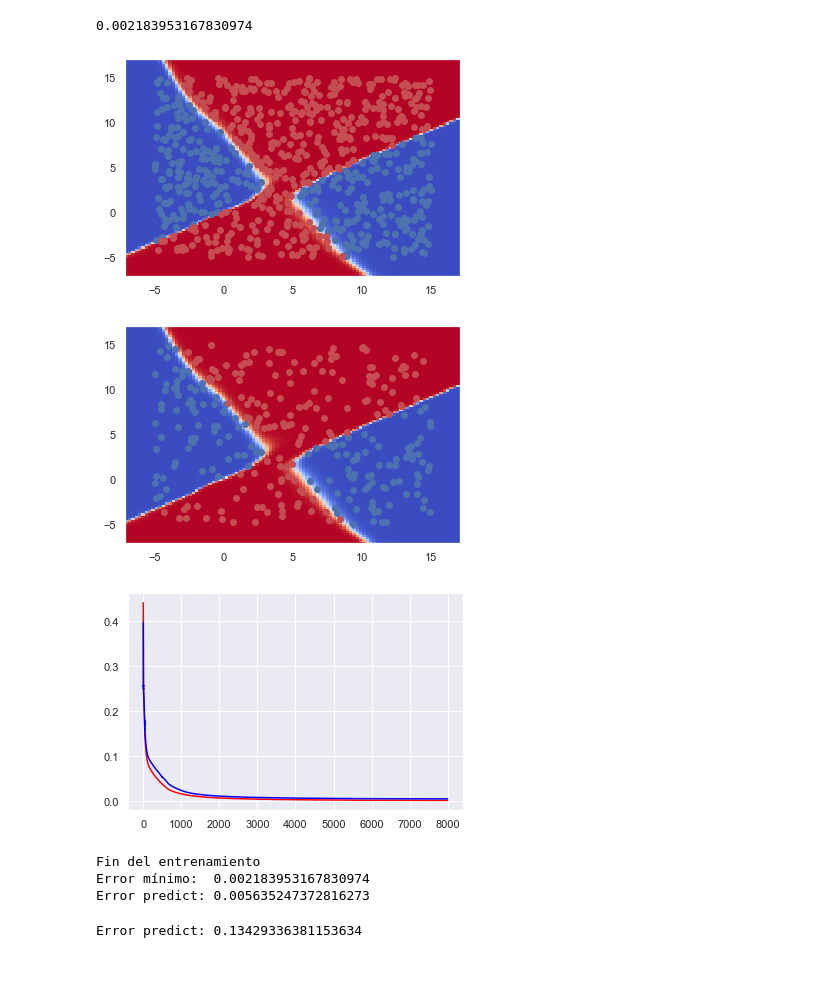
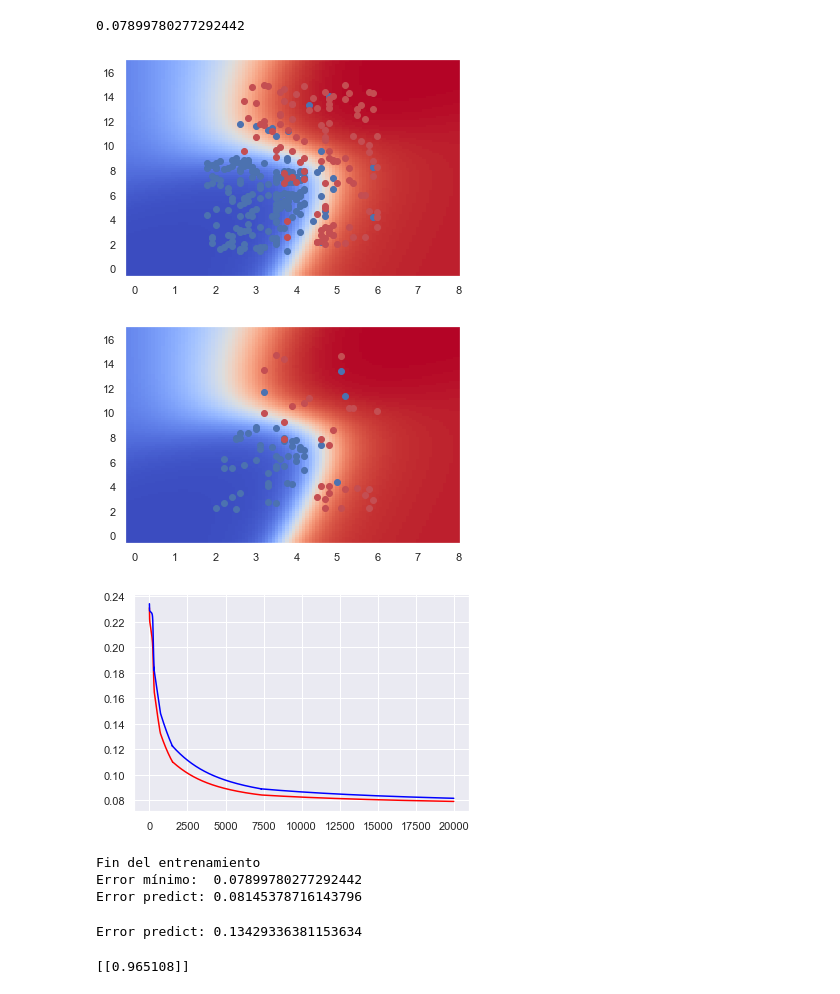
Before and after one commit to DiegoGarciaV/Redes-Neuronales, a Jupyter notebook: Red Neuronal.ipynb, the cells around one changed output. Cells and saved outputs as stored; diff of their text form; code cells hidden in the pictures.

Commit message:
Cambio en datos de aproximacion

```diff
--- a/Red Neuronal.ipynb
+++ b/Red Neuronal.ipynb
@@ -34,7 +34,13 @@ A  = np.array([1,-0.5,-0.5,-1]).reshape(2,2)
 b = np.array([-6,9]).reshape(2,1)
 datosY = np.array([(1 if x.T @ A @ x + b.T @ x < 0 else  0) for x in datosX]).reshape(-1,1)
 #datosY = np.array([(1 if np.sin(mt.sqrt(x.T @ x)) > 0 else  0) for x in datosX]).reshape(-1,1)
-datosX_Tr, datosX_Ts, datosY_Tr, datosY_Ts = train_test_split(datosX,datosY, test_size = 0.3)
+
+
+
+datosX = np.array(data.loc[:,["Age","EstimatedSalary"]])
+datosY = np.array(data.loc[:,["Purchased"]])
+
+datosX_Tr, datosX_Ts, datosY_Tr, datosY_Ts = train_test_split(datosX,datosY, test_size = 0.2)
 
 print(datosX.shape)
 
@@ -46,6 +52,5 @@ cs = ["b","r"]
 colores = [cs[i] for i in datosY_Tr[:,0]]
 
 plt.scatter(datosX_Tr[:,0],datosX_Tr[:,1],c = colores)
-plt.axis("equal")
 plt.show()
 # %% [output]
@@ -256,7 +261,7 @@ import time
 from IPython.display import clear_output
 
 #MLP2 = MLP([2,100,100,100,100,100,1])
-MLP2 = MLP([2,20,20,20,20,20,1])
+MLP2 = MLP([2,4,8,4,1])
 
 dT = 0.005
 ErrorGrafica  = []
@@ -326,40 +331,40 @@ for i in range(0,500000):
         plt.scatter(datosX_Ts[datosY_Ts[:, 0] <= 0,0],datosX_Ts[datosY_Ts[:, 0] <= 0,1], c='b')
         plt.scatter(datosX_Ts[datosY_Ts[:, 0] >  0,0],datosX_Ts[datosY_Ts[:, 0] > 0,1], c='r')
         plt.show()
 
 
 
         #print("Hombres\n")
         #plt.pcolormesh(_x0, _x1, _Y2,cmap='coolwarm',shading='nearest')
         #plt.scatter(datosXH[datosYH[:, 0] <= 0,0],datosXH[datosYH[:, 0] <= 0,1], c='b')
         #plt.scatter(datosXH[datosYH[:, 0] > 0,0],datosXH[datosYH[:, 0] > 0,1], c='r')
         #plt.show()
 
         #plt.scatter(X[Y[:, 0] == 0,0],X[Y[:, 0] == 0,1], c='b')
         #plt.scatter(X[Y[:, 0] == 1,0],X[Y[:, 0] == 1,1], c='r')
         #plt.axis("equal")
         #plt.show()
 
         plt.plot(range(len(ErrorGrafica)),ErrorGrafica,c='red')
         plt.plot(range(len(ErrorPrueba)),ErrorPrueba,c='blue')
         plt.show()
 
         if(abs(G-G0)< 0.0005):
             break
 
         G0 = G
 
 print("Fin del entrenamiento\nError mínimo: ",eMin)
 
 print("Error predict: " + str(error(datosY_Ts,MLP2.aplicar(datosX_Ts))))
 # %% [output]
-0.002183953167830974
+0.07899780277292442
-[figure, old version]
+[figure, new version]
-[figure, old version]
+[figure, new version]
-[figure, old version]
+[figure, new version]
 Fin del entrenamiento
-Error mínimo:  0.002183953167830974
-Error predict: 0.005635247372816273
+Error mínimo:  0.07899780277292442
+Error predict: 0.08145378716143796
 # %%
 print("Error predict: " + str(error(datosY_Ts,MLP2.aplicar(datosX_Ts))))
 # %% [output]
@@ -367,3 +372,8 @@ Error predict: 0.13429336381153634
 # %%
 __W = MLP2.F
 __B = MLP2.B
+
+
+print(MLP2.aplicar([6.5,7]))
+# %% [output]
+[[0.965108]]
```
Also changed, not shown: parts of 2 cells of this notebook.
